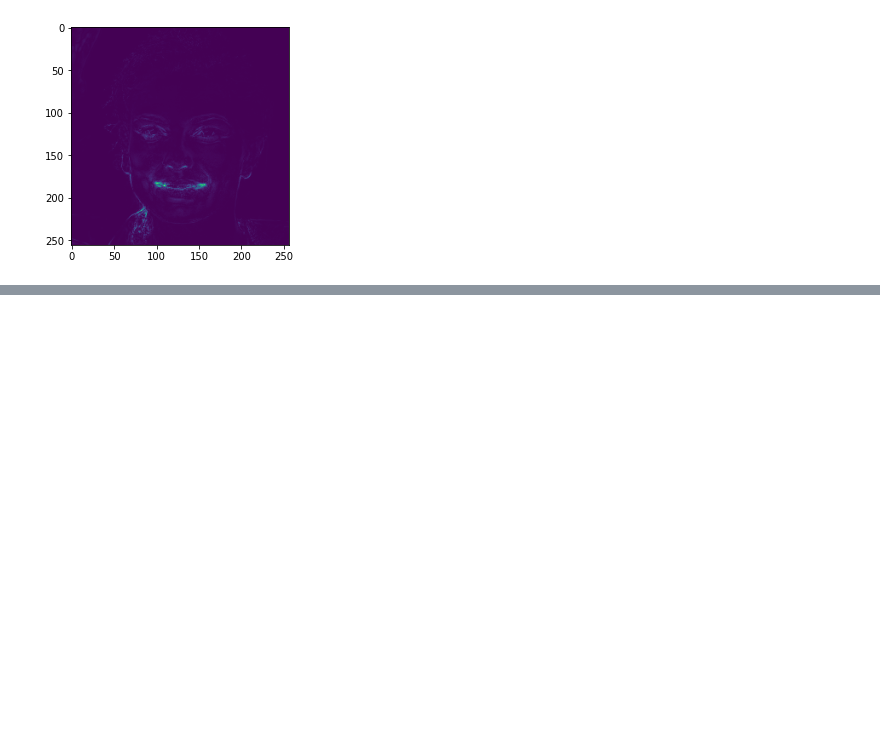
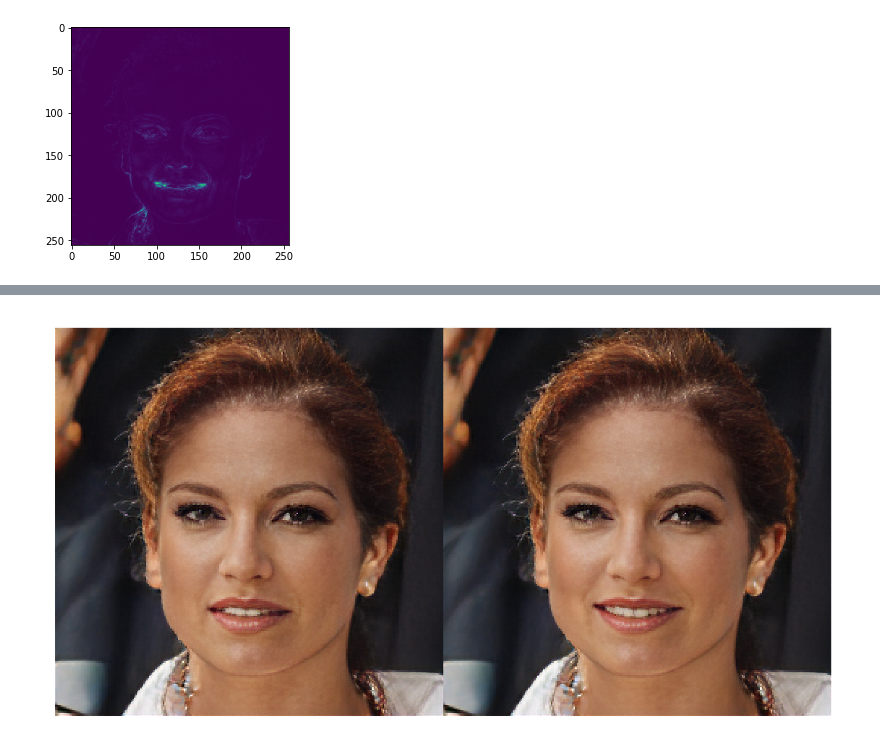
Before and after one commit to ieee8023/latentshift, a Jupyter notebook: example.ipynb, the cells around one changed output, grey strips where cells are left out. Drawn from its saved outputs; the diff is of its cells as text; code cells hidden in the pictures; blank space fills up the shorter version.

```diff
--- a/example.ipynb
+++ b/example.ipynb
@@ -93,3 +95,10 @@ plt.axis('off');
+# %%
+dimgs = np.concatenate([images_f[0], images_f[-1]])
+fig, ax = plt.subplots(1,1, figsize=(8,3), dpi=350)
+plt.imshow(np.concatenate(dimgs,1), interpolation='none');
+plt.axis('off');
+# %% [output]
+[figure, added]
 # %%
 attr.generate_video(output, "test")
 # %% [output]
```
Also changed, not shown: parts of 3 cells of this notebook.
